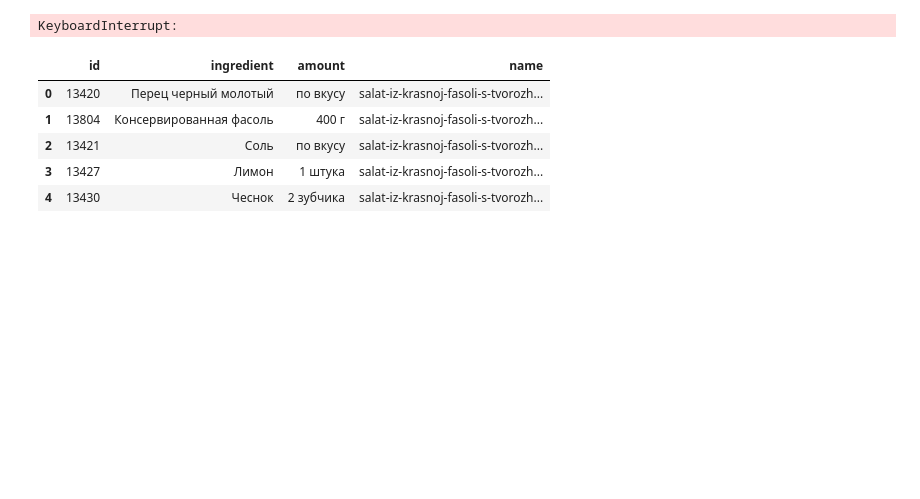
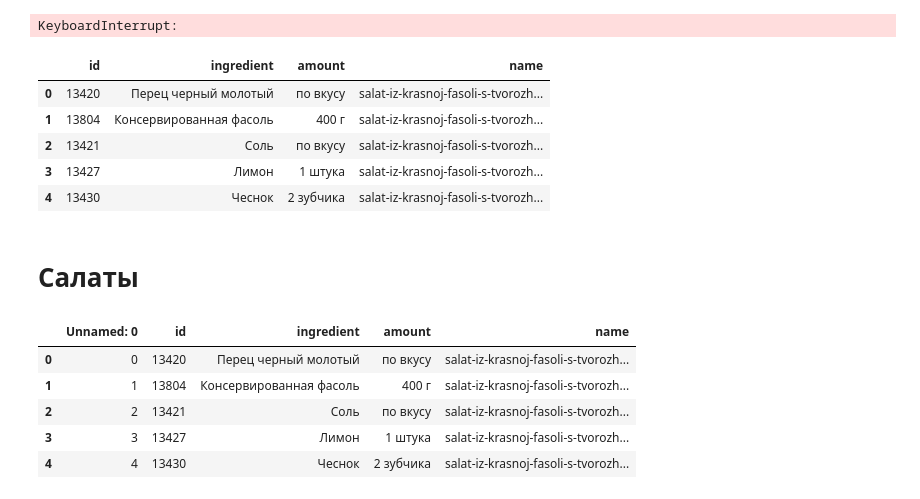
Before and after one commit to r-classes/dh-hackathon-2019-2020-june-Yedoki, a Jupyter notebook: code/load_recipes.ipynb, the cells around one changed output. Saved outputs shown, nothing was run; the diff lists cells and outputs as text; code cells hidden in the pictures; blank space fills up the shorter version.

```diff
--- a/code/load_recipes.ipynb
+++ b/code/load_recipes.ipynb
@@ -99,3 +100,16 @@ recipes.head()
 | 2 | 13421 | Соль | по вкусу | salat-iz-krasnoj-fasoli-s-tvorozh... |
 | 3 | 13427 | Лимон | 1 штука | salat-iz-krasnoj-fasoli-s-tvorozh... |
 | 4 | 13430 | Чеснок | 2 зубчика | salat-iz-krasnoj-fasoli-s-tvorozh... |
+# %% [markdown]
+# Салаты
+# %%
+data = pd.read_csv('/Users/Stoneberry/Desktop/recipes.tsv', sep='\t')
+# %%
+data.head()
+# %% [output]
+|  | Unnamed: 0 | id | ingredient | amount | name |
+| 0 | 0 | 13420 | Перец черный молотый | по вкусу | salat-iz-krasnoj-fasoli-s-tvorozh... |
+| 1 | 1 | 13804 | Консервированная фасоль | 400 г | salat-iz-krasnoj-fasoli-s-tvorozh... |
+| 2 | 2 | 13421 | Соль | по вкусу | salat-iz-krasnoj-fasoli-s-tvorozh... |
+| 3 | 3 | 13427 | Лимон | 1 штука | salat-iz-krasnoj-fasoli-s-tvorozh... |
+| 4 | 4 | 13430 | Чеснок | 2 зубчика | salat-iz-krasnoj-fasoli-s-tvorozh... |
```
Also changed, not shown: parts of 13 cells of this notebook.
